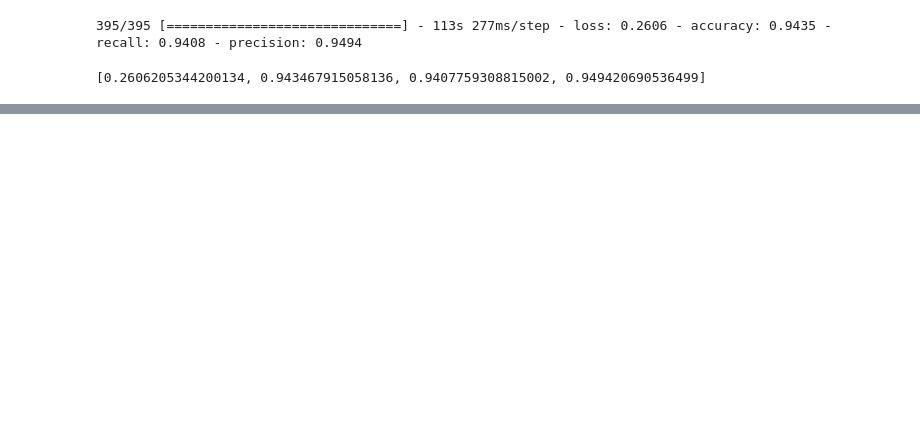
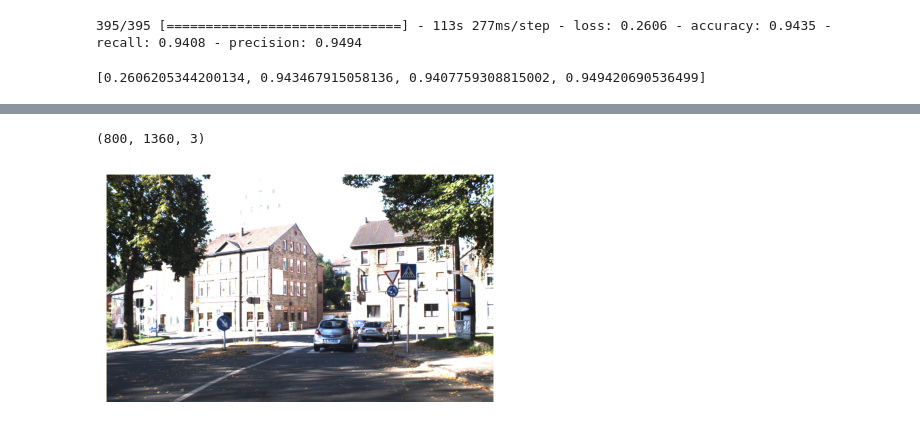
Before and after one commit to fco-parga/mna-navegacion_autonoma, a Jupyter notebook: Actividad-4.2/Actividad_4.2_Clasificacion_CNN_GTRSB_Equipo12.ipynb, the cells around one changed output, grey strips where cells are left out. Cells and saved outputs as stored; diff of their text form; code cells hidden in the pictures; blank space fills up the shorter version.

Commit message:
Yolo model

```diff
--- a/Actividad-4.2/Actividad_4.2_Clasificacion_CNN_GTRSB_Equipo12.ipynb
+++ b/Actividad-4.2/Actividad_4.2_Clasificacion_CNN_GTRSB_Equipo12.ipynb
@@ -269,0 +268,5 @@ tf.reduce_any(tf.equal(model(test_image), 1))
+# %%
+path_dir="data/YOLO_data/FullIJCNN2013/"
+
+data = pd.read_csv(path_dir+'gt.txt',sep=';',names=['path','left','top','right','bottom','id'])
+data.head()
@@ -269,0 +280,15 @@ tf.reduce_any(tf.equal(model(test_image), 1))
+# %%
+from PIL import Image
+#opening image and converting it into numpy array and checking the size of array.
+img = Image.open(path_dir+data['path'][0])
+img=np.array(img)
+print(img.shape)
+
+img = Image.open(path_dir+data['path'][1])
+img=np.array(img)
+plt.axis('off')
+plt.imshow(img[:,:,:])
+plt.show()
+# %% [output]
+(800, 1360, 3)
+[figure, added]
```
Also changed, not shown: parts of 40 cells of this notebook, 48 other files.
